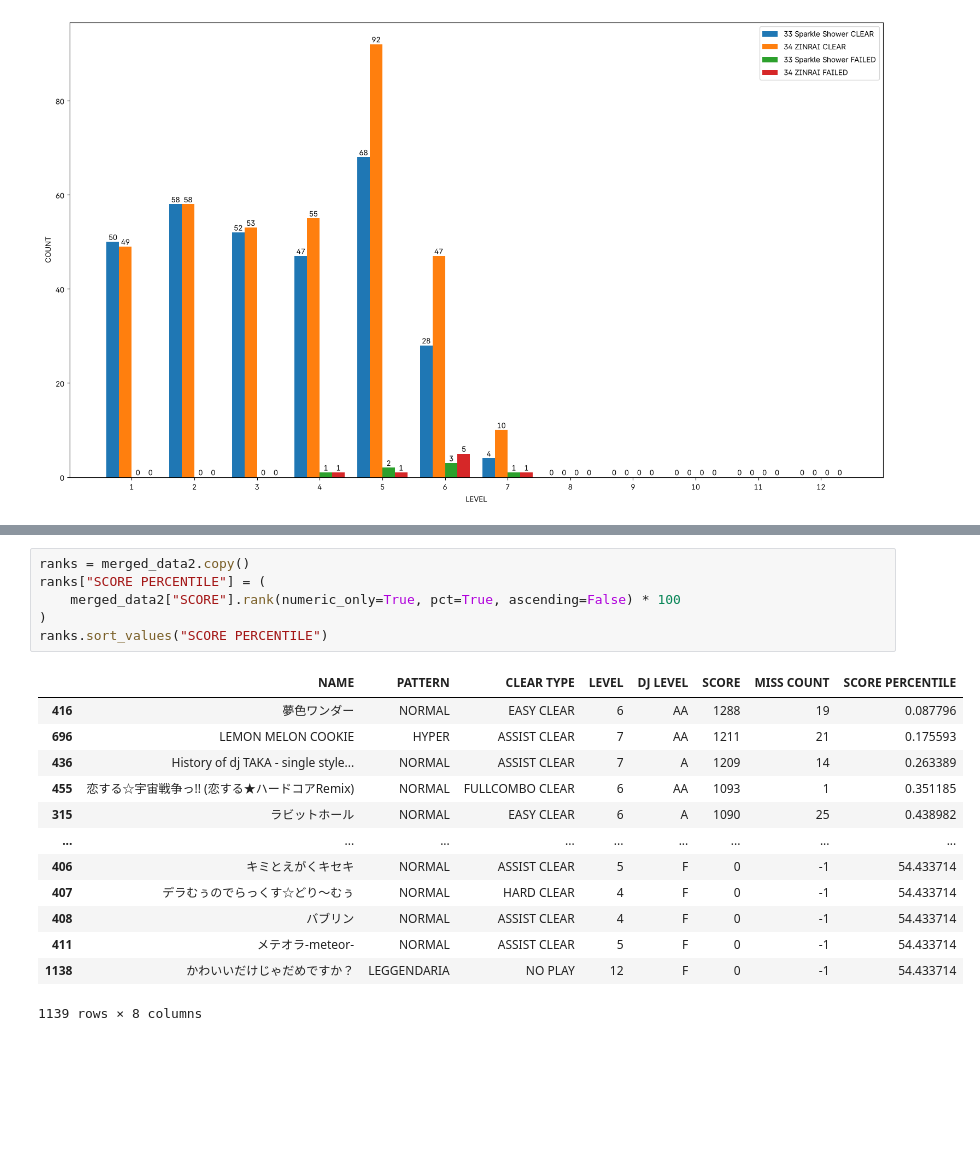
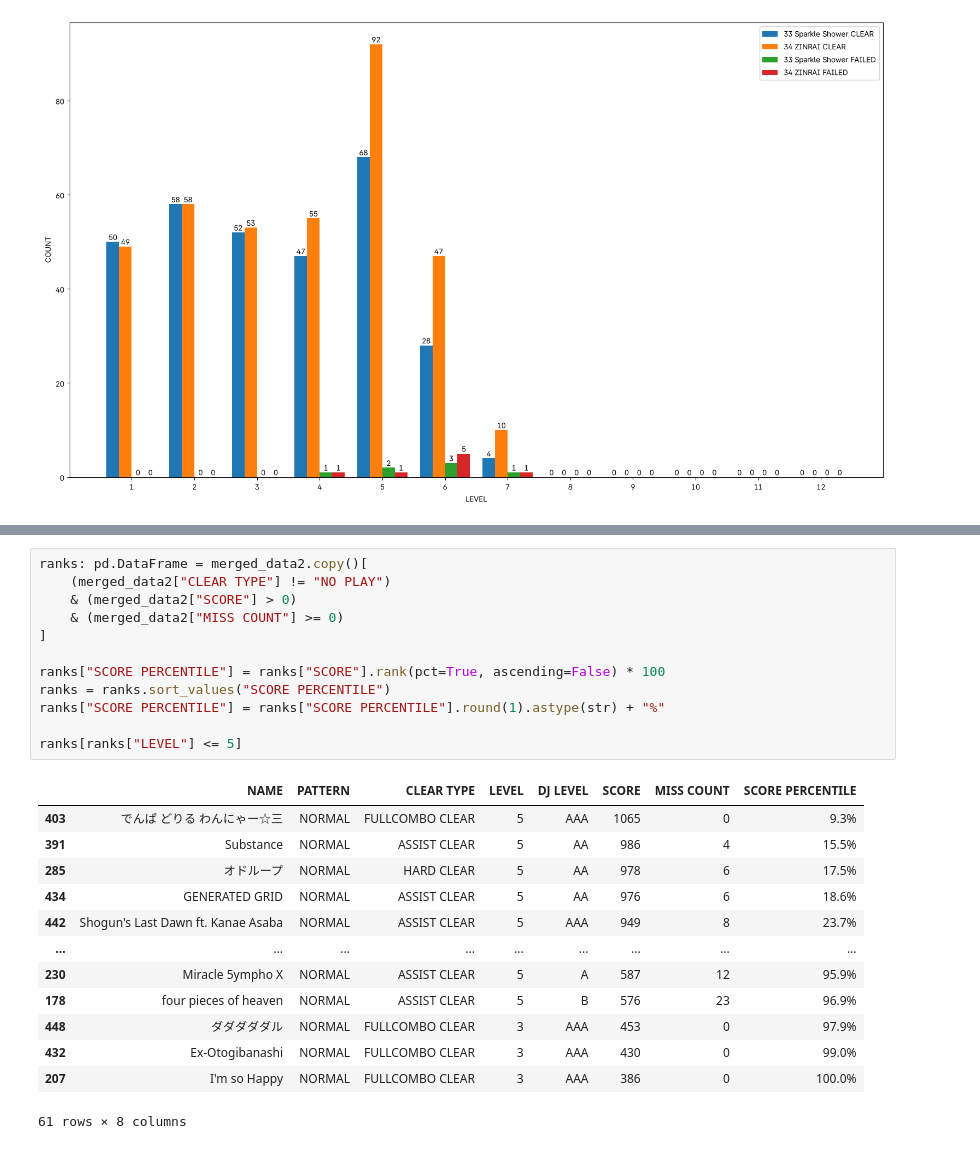
Before and after one commit to pji2918/py, a Jupyter notebook: iidxanalysis.ipynb, the cells around one changed output, grey strips where cells are left out. Saved outputs shown, nothing was run; the diff lists cells and outputs as text; blank space fills up the shorter version.

```diff
--- a/iidxanalysis.ipynb
+++ b/iidxanalysis.ipynb
@@ -418,20 +424,26 @@ plt.show()
 # %%
-ranks = merged_data2.copy()
-ranks["SCORE PERCENTILE"] = (
-    merged_data2["SCORE"].rank(numeric_only=True, pct=True, ascending=False) * 100
-)
-ranks.sort_values("SCORE PERCENTILE")
+ranks: pd.DataFrame = merged_data2.copy()[
+    (merged_data2["CLEAR TYPE"] != "NO PLAY")
+    & (merged_data2["SCORE"] > 0)
+    & (merged_data2["MISS COUNT"] >= 0)
+]
+
+ranks["SCORE PERCENTILE"] = ranks["SCORE"].rank(pct=True, ascending=False) * 100
+ranks = ranks.sort_values("SCORE PERCENTILE")
+ranks["SCORE PERCENTILE"] = ranks["SCORE PERCENTILE"].round(1).astype(str) + "%"
+
+ranks[ranks["LEVEL"] <= 5]
 # %% [output]
 |  | NAME | PATTERN | CLEAR TYPE | LEVEL | DJ LEVEL | SCORE | MISS COUNT | SCORE PERCENTILE |
-| 416 | 夢色ワンダー | NORMAL | EASY CLEAR | 6 | AA | 1288 | 19 | 0.087796 |
-| 696 | LEMON MELON COOKIE | HYPER | ASSIST CLEAR | 7 | AA | 1211 | 21 | 0.175593 |
-| 436 | History of dj TAKA - single style... | NORMAL | ASSIST CLEAR | 7 | A | 1209 | 14 | 0.263389 |
-| 455 | 恋する☆宇宙戦争っ!! (恋する★ハードコアRemix) | NORMAL | FULLCOMBO CLEAR | 6 | AA | 1093 | 1 | 0.351185 |
-| 315 | ラビットホール | NORMAL | EASY CLEAR | 6 | A | 1090 | 25 | 0.438982 |
+| 403 | でんぱ どりる わんにゃー☆三 | NORMAL | FULLCOMBO CLEAR | 5 | AAA | 1065 | 0 | 9.3% |
+| 391 | Substance | NORMAL | ASSIST CLEAR | 5 | AA | 986 | 4 | 15.5% |
+| 285 | オドループ | NORMAL | HARD CLEAR | 5 | AA | 978 | 6 | 17.5% |
+| 434 | GENERATED GRID | NORMAL | ASSIST CLEAR | 5 | AA | 976 | 6 | 18.6% |
+| 442 | Shogun's Last Dawn ft. Kanae Asaba | NORMAL | ASSIST CLEAR | 5 | AAA | 949 | 8 | 23.7% |
 | ... | ... | ... | ... | ... | ... | ... | ... | ... |
-| 406 | キミとえがくキセキ | NORMAL | ASSIST CLEAR | 5 | F | 0 | -1 | 54.433714 |
-| 407 | デラむぅのでらっくす☆どり～むぅ | NORMAL | HARD CLEAR | 4 | F | 0 | -1 | 54.433714 |
-| 408 | バブリン | NORMAL | ASSIST CLEAR | 4 | F | 0 | -1 | 54.433714 |
-| 411 | メテオラ-meteor- | NORMAL | ASSIST CLEAR | 5 | F | 0 | -1 | 54.433714 |
-| 1138 | かわいいだけじゃだめですか？ | LEGGENDARIA | NO PLAY | 12 | F | 0 | -1 | 54.433714 |
+| 230 | Miracle 5ympho X | NORMAL | ASSIST CLEAR | 5 | A | 587 | 12 | 95.9% |
+| 178 | four pieces of heaven | NORMAL | ASSIST CLEAR | 5 | B | 576 | 23 | 96.9% |
+| 448 | ダダダダダル | NORMAL | FULLCOMBO CLEAR | 3 | AAA | 453 | 0 | 97.9% |
+| 432 | Ex-Otogibanashi | NORMAL | FULLCOMBO CLEAR | 3 | AAA | 430 | 0 | 99.0% |
+| 207 | I'm so Happy | NORMAL | FULLCOMBO CLEAR | 3 | AAA | 386 | 0 | 100.0% |
-1139 rows × 8 columns
+61 rows × 8 columns
```
Also changed, not shown: parts of 2 cells of this notebook.
